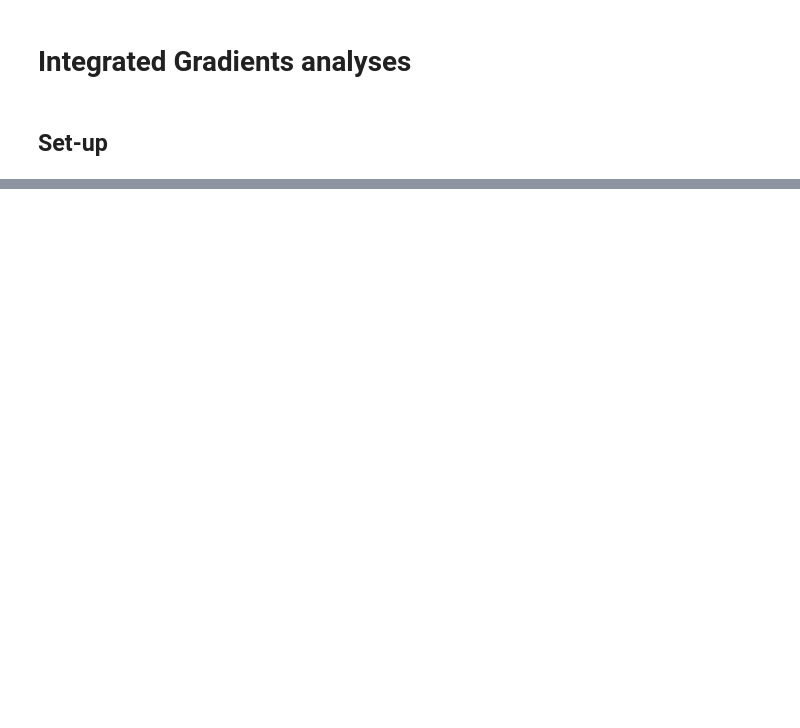
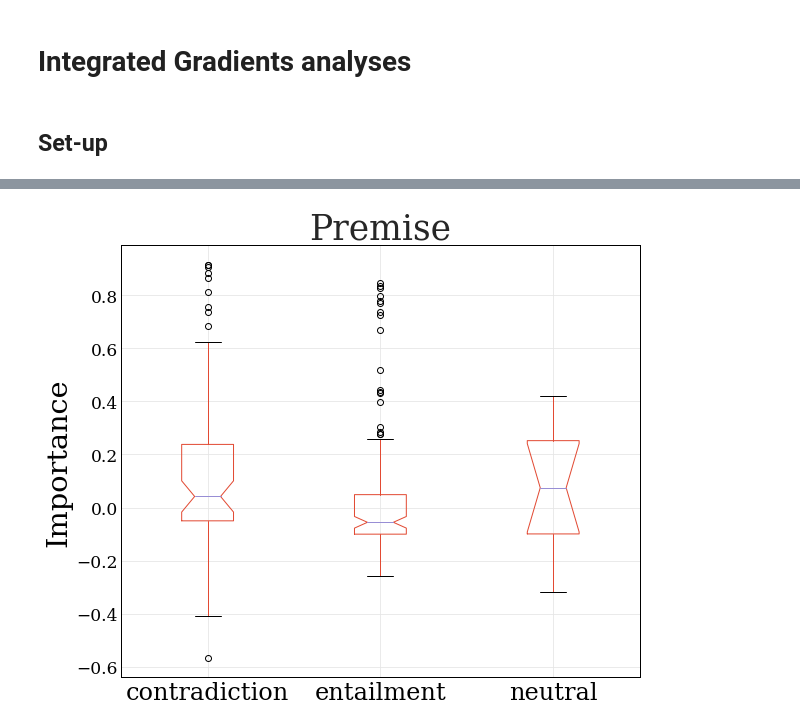
Before and after one commit to atticusg/Interchange, a Jupyter notebook: integrated_gradients_analyses.ipynb, the cells around one changed output, grey strips where cells are left out. Cells and saved outputs as stored; diff of their text form; code cells hidden in the pictures; blank space fills up the shorter version.

```diff
--- a/integrated_gradients_analyses.ipynb
+++ b/integrated_gradients_analyses.ipynb
@@ -181,0 +16,2 @@ list(zip(range(len(data[0]['raw_input'])), data[0]['raw_input']))
+# %%
+plt.style.use('/Users/cgpotts/Documents/research/RMTS/NeuralRelationalReasoning/rmts.mplstyle')
@@ -181,0 +40,6 @@ list(zip(range(len(data[0]['raw_input'])), data[0]['raw_input']))
+# %%
+def load_data(src_basename, src_dirname=src_dirname):
+    src_filename = os.path.join(src_dirname, src_basename)
+    with open(src_filename) as f:
+        data = json.load(f)
+    return data
@@ -181,0 +116,19 @@ list(zip(range(len(data[0]['raw_input'])), data[0]['raw_input']))
+# %%
+def diff_cmp_viz(data, premise=True, output_filename=None):
+    cat = 'prem_imp' if premise else 'hyp_imp'
+    title = "Premise" if premise else "Hypothesis"
+    all_diffs = diff_cmp(data)
+    singles = [ex for ex in all_diffs if len(ex['diffs']) == 1]
+    flat_singles = []
+    for ex in singles:
+        d = ex['diffs'][0]
+        d['pred_class'] = ex['example']['pred_class']
+        flat_singles.append(d)
+    sing_df = pd.DataFrame(flat_singles)
+    ax = sing_df.boxplot(cat, 'pred_class', figsize=(9, 8), notch=True)
+    ax.set_xlabel("")
+    ax.set_ylabel("Importance")
+    _ = plt.suptitle("")
+    _ = plt.title(title)
+    if output_filename:
+        plt.savefig(output_filename, dpi=200)
@@ -181,0 +137,4 @@ list(zip(range(len(data[0]['raw_input'])), data[0]['raw_input']))
+# %%
+easy_emb = load_data("ig-bert-easy-emb-10k.json")
+
+easy_emb_df = token_level_frame(easy_emb)
@@ -181,0 +171,4 @@ list(zip(range(len(data[0]['raw_input'])), data[0]['raw_input']))
+# %%
+diff_cmp_viz(easy_emb, premise=True, output_filename='../singlediff-easy-premise.png')
+# %% [output]
+[figure, added]
```
Also changed, not shown: parts of 46 cells of this notebook.
